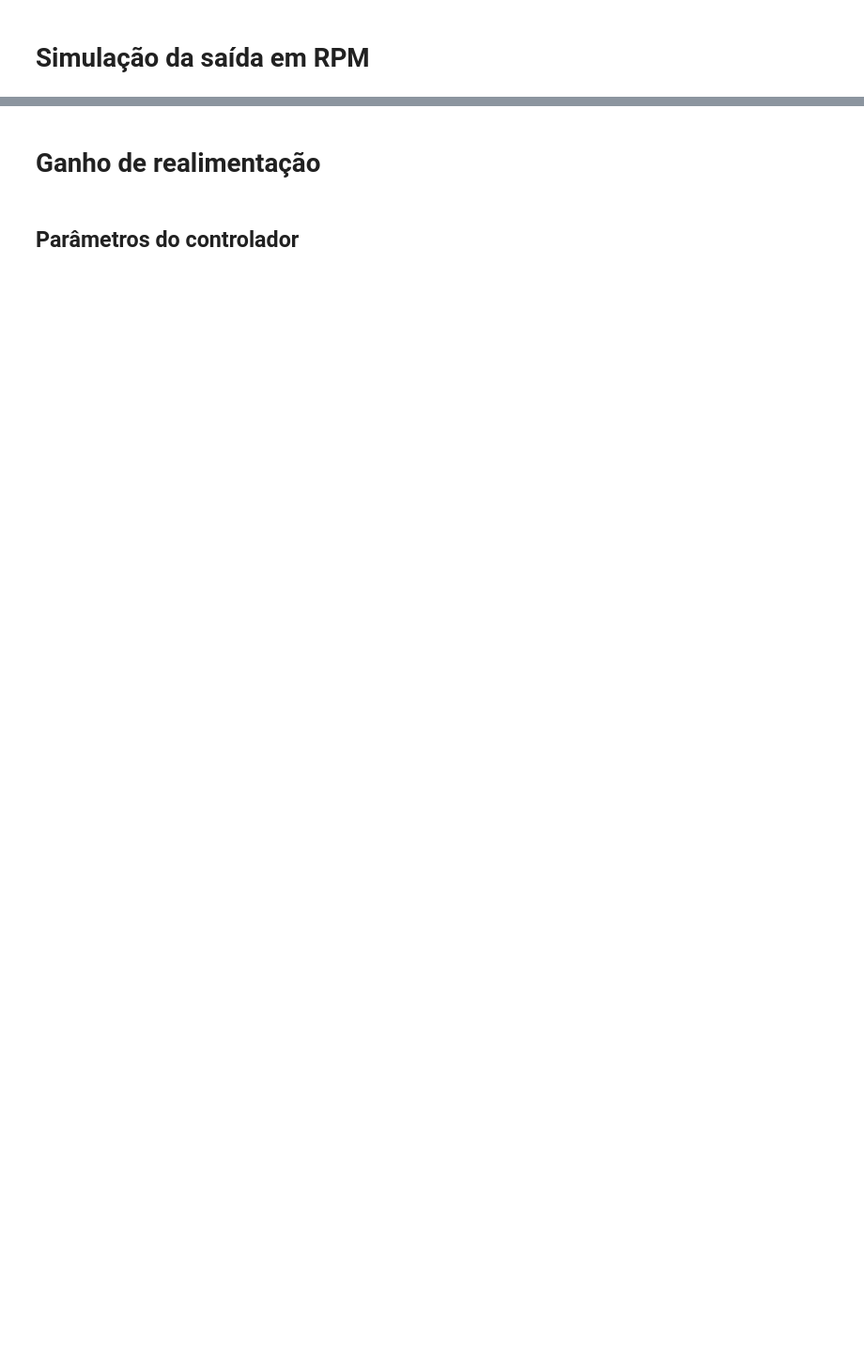
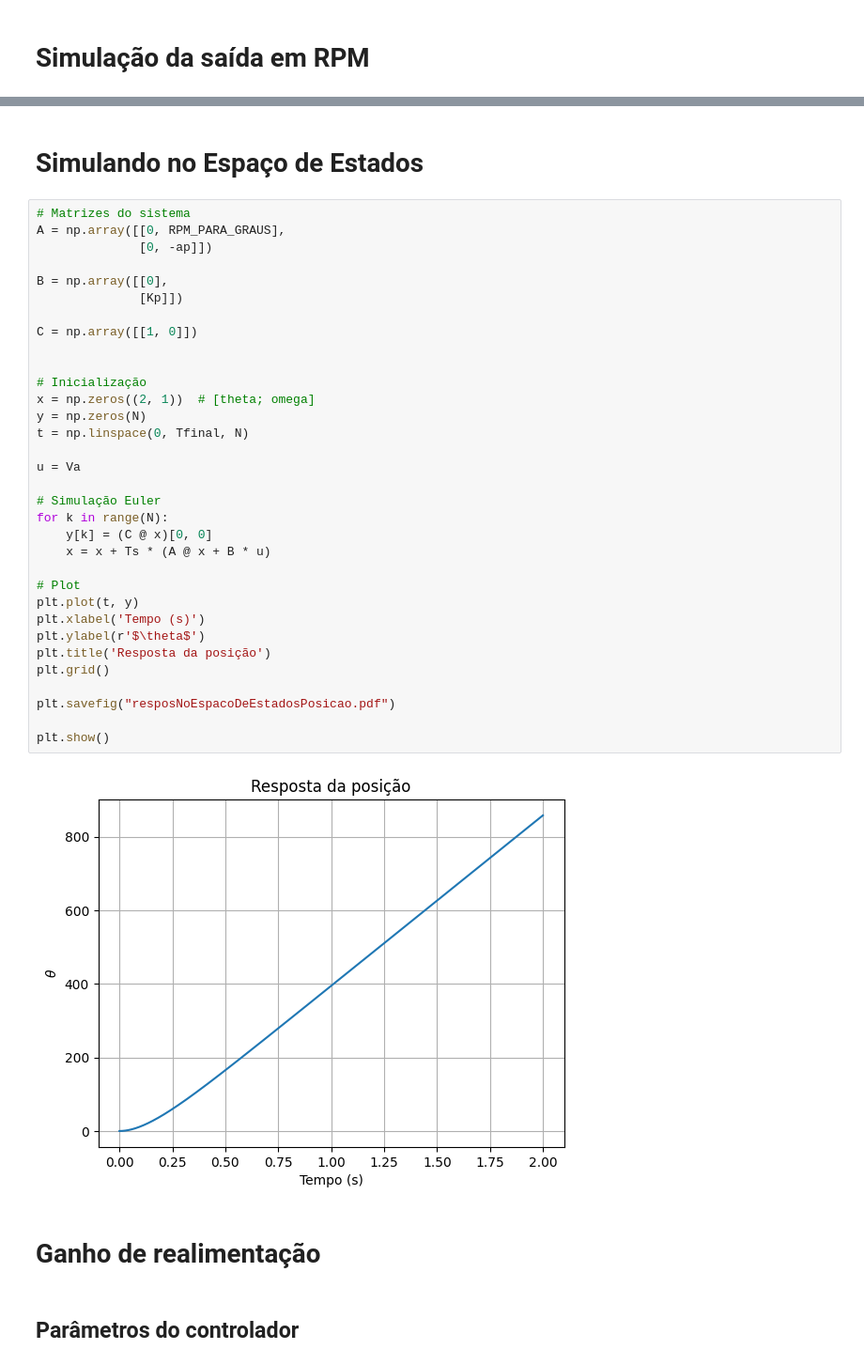
Before and after one commit to andrevale99/FMPSE_EGM0017, a Jupyter notebook: ControleSS/planta.ipynb, the cells around one changed output, grey strips where cells are left out. Shown at 94% size. Drawn from its saved outputs; the diff is of its cells as text; blank space fills up the shorter version.

```diff
--- a/ControleSS/planta.ipynb
+++ b/ControleSS/planta.ipynb
@@ -60,3 +60,40 @@ plt.show()
+# %% [markdown]
+# Simulando no Espaço de Estados
+# %%
+# Matrizes do sistema
+A = np.array([[0, RPM_PARA_GRAUS],
+              [0, -ap]])
+
+B = np.array([[0],
+              [Kp]])
+
+C = np.array([[1, 0]])
+
+
+# Inicialização
+x = np.zeros((2, 1))  # [theta; omega]
+y = np.zeros(N)
+t = np.linspace(0, Tfinal, N)
+
+u = Va
+
+# Simulação Euler
+for k in range(N):
+    y[k] = (C @ x)[0, 0]
+    x = x + Ts * (A @ x + B * u)
+
+# Plot
+plt.plot(t, y)
+plt.xlabel('Tempo (s)')
+plt.ylabel(r'$\theta$')
+plt.title('Resposta da posição')
+plt.grid()
+
+plt.savefig("resposNoEspacoDeEstadosPosicao.pdf")
+
+plt.show()
+# %% [output]
+[figure, added]
 # %% [markdown]
 # Ganho de realimentação
 # %% [markdown]
```
Also changed, not shown: parts of 10 cells of this notebook.
